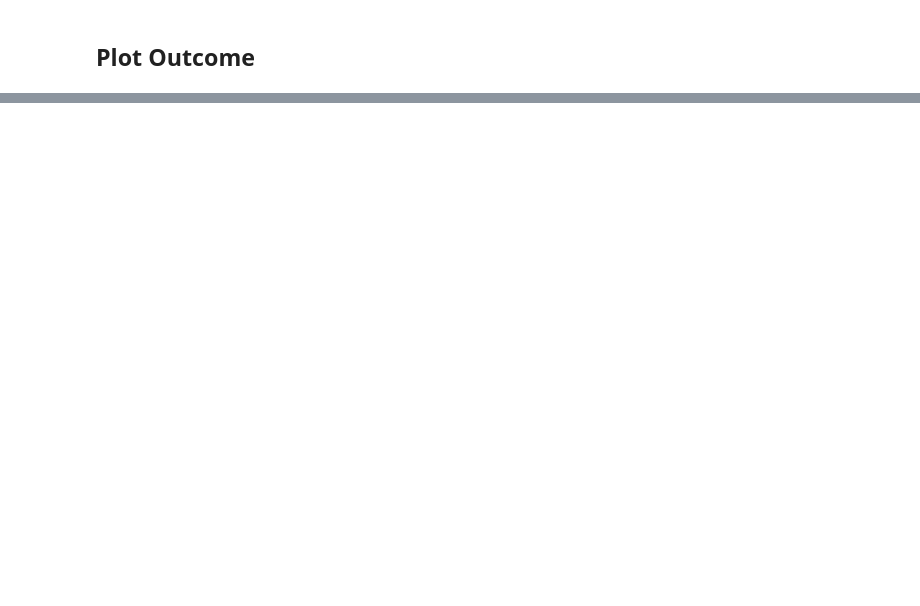
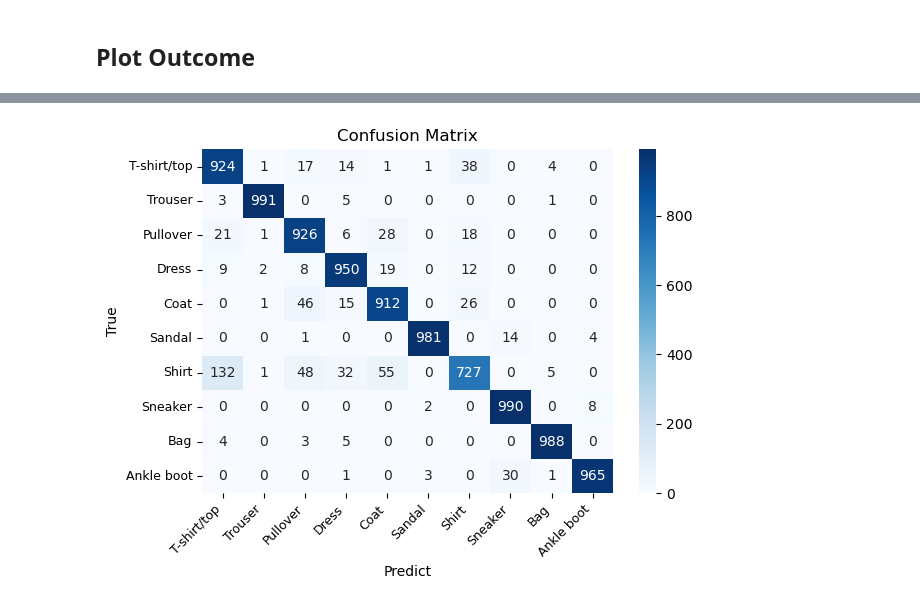
Before and after one commit to lazybear-0425/DeepLearningExperiment, a Jupyter notebook: w9/densenet.ipynb, the cells around one changed output, grey strips where cells are left out. Saved outputs shown, nothing was run; the diff lists cells and outputs as text; code cells hidden in the pictures; blank space fills up the shorter version.

```diff
--- a/w9/densenet.ipynb
+++ b/w9/densenet.ipynb
@@ -63,3 +51,10 @@ class ResidualBlock(nn.Module):
+# %%
+def Transition_Block(num_channels):
+    return nn.Sequential(
+        nn.LazyBatchNorm2d(), nn.ReLU(),
+        nn.LazyConv2d(num_channels, kernel_size=1),
+        nn.AvgPool2d(2, stride=2)
+    )
 # %%
 class Model(nn.Module):
     def __init__(self):
@@ -94,9 +90,9 @@ class Model(nn.Module):
         return X
 # %%
 model = Model(); model.to(device)
+optimizer = Adam(model.parameters())
 loss = CrossEntropyLoss()
-optimizer = Adam(model.parameters())
-# schduler
+scheduler = StepLR(optimizer, 5, math.exp(-0.1))
 # %%
 from torchsummary import summary
 summary(model, (1, 96, 96))
@@ -156,6 +173,7 @@ for i in range(epochs):
         # BP
         output_loss.backward()
         optimizer.step()
+    scheduler.step()
     train_acc /= len(train_data)
     train_loss /= len(train_loader)
 
@@ -176,6 +194,6 @@ for i in range(epochs):
     test_acc /= len(test_data)
     test_loss /= len(test_loader)
 
-    record(train_acc, train_loss, train_acc, train_loss, True)
-    if EarlyStopping(5): break
+    record(train_acc, train_loss, test_acc, test_loss, True)
+    if EarlyStopping(10): break
     print('==================================')
@@ -196,0 +237,15 @@ plot('loss')
+# %%
+model.load_state_dict(torch.load('model.pt', weights_only=True))
+
+true_label = torch.tensor([], dtype=int)
+pred_label = torch.tensor([], dtype=int)
+
+model.eval()
+for data in test_loader:
+    img, label = data
+    img, label = img.to(device), label.to(device)
+
+    true_label = torch.cat((true_label, label.cpu().detach()))
+
+    output = model(img).argmax(dim=1).cpu().detach()
+    pred_label = torch.cat((pred_label, output))
@@ -196,0 +278,12 @@ plot('loss')
+# %%
+cm = confusion_matrix(true_label, pred_label)
+sns.heatmap(cm, annot=True, fmt='d', cmap='Blues')
+plt.title('Confusion Matrix')
+plt.ylabel('True')
+plt.xlabel('Predict')
+plt.yticks([i + 0.5 for i in range(10)], [test_data.classes[i] for i in range(10)], rotation=0, fontsize=9)
+plt.xticks([i + 0.5 for i in range(10)], [test_data.classes[i] for i in range(10)], rotation=45, ha='right', fontsize=9)
+plt.tight_layout()
+plt.show()
+# %% [output]
+[figure, added]
```
Also changed, not shown: parts of 20 cells of this notebook, 2 other files.
